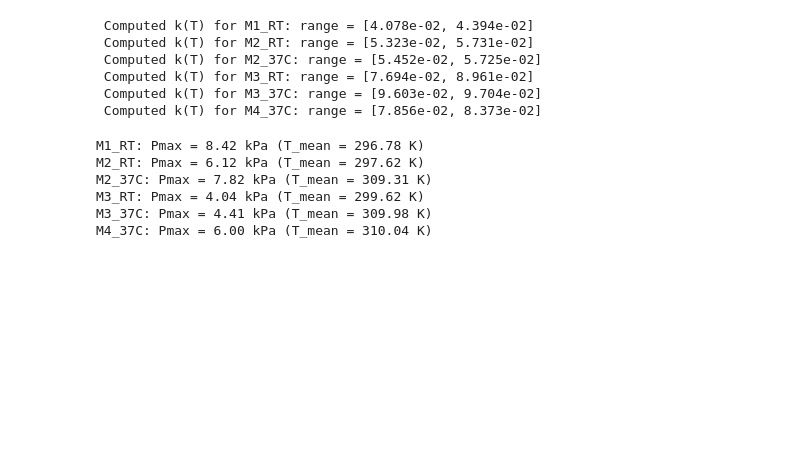
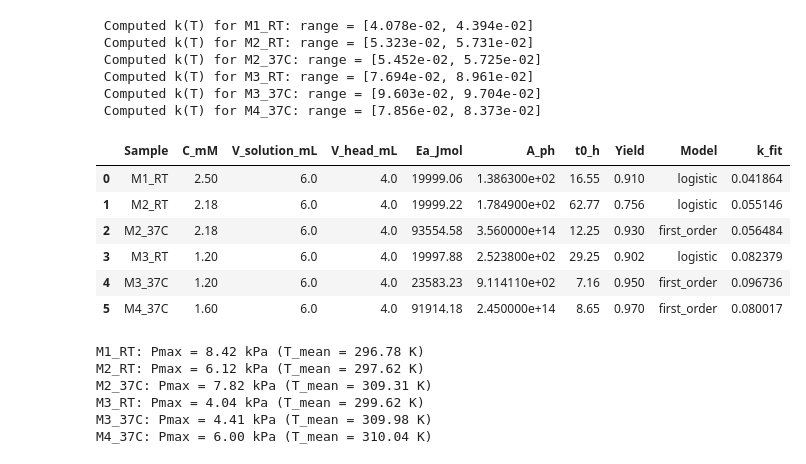
Before and after one commit to ChandrikaSethumadhavan/Master_Thesis, a Jupyter notebook: classical_model.ipynb, the cells around one changed output. Cells and saved outputs as stored; diff of their text form; code cells hidden in the pictures; blank space fills up the shorter version.

```diff
--- a/classical_model.ipynb
+++ b/classical_model.ipynb
@@ -135,6 +140,16 @@ for s in datasets.keys():
  Computed k(T) for M3_RT: range = [7.694e-02, 8.961e-02]
  Computed k(T) for M3_37C: range = [9.603e-02, 9.704e-02]
  Computed k(T) for M4_37C: range = [7.856e-02, 8.373e-02]
+# %%
+display(meta)
+# %% [output]
+|  | Sample | C_mM | V_solution_mL | V_head_mL | Ea_Jmol | A_ph | t0_h | Yield | Model | k_fit |
+| 0 | M1_RT | 2.50 | 6.0 | 4.0 | 19999.06 | 1.386300e+02 | 16.55 | 0.910 | logistic | 0.041864 |
+| 1 | M2_RT | 2.18 | 6.0 | 4.0 | 19999.22 | 1.784900e+02 | 62.77 | 0.756 | logistic | 0.055146 |
+| 2 | M2_37C | 2.18 | 6.0 | 4.0 | 93554.58 | 3.560000e+14 | 12.25 | 0.930 | first_order | 0.056484 |
+| 3 | M3_RT | 1.20 | 6.0 | 4.0 | 19997.88 | 2.523800e+02 | 29.25 | 0.902 | logistic | 0.082379 |
+| 4 | M3_37C | 1.20 | 6.0 | 4.0 | 23583.23 | 9.114110e+02 | 7.16 | 0.950 | first_order | 0.096736 |
+| 5 | M4_37C | 1.60 | 6.0 | 4.0 | 91914.18 | 2.450000e+14 | 8.65 | 0.970 | first_order | 0.080017 |
 # %%
 # Pmax for each sample
 
```
Also changed, not shown: parts of 13 cells of this notebook.
